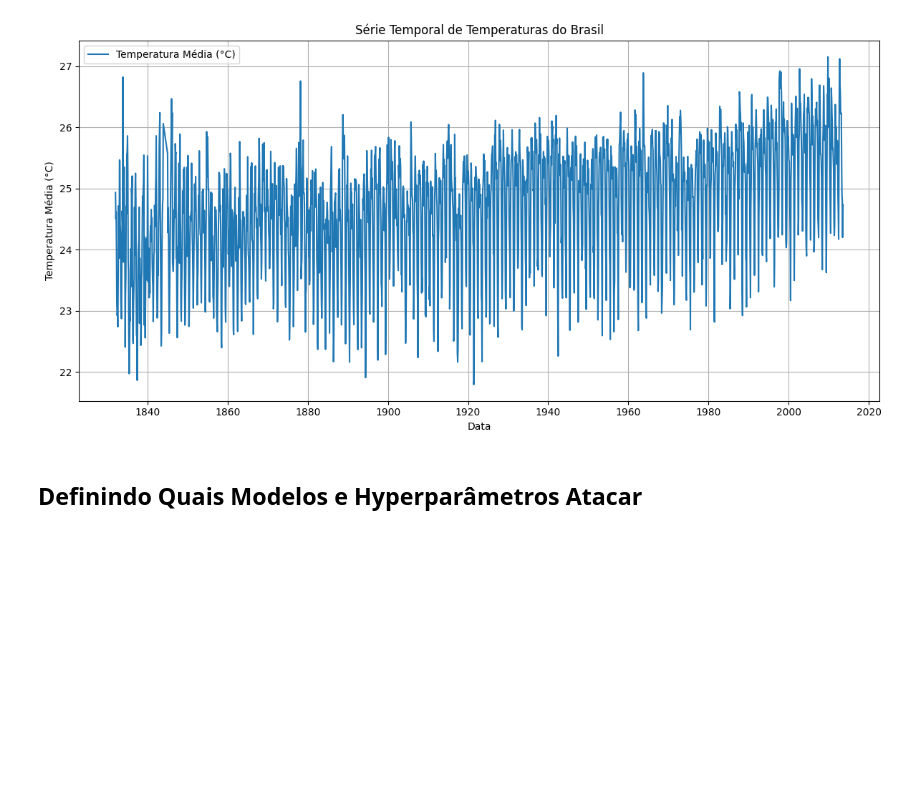
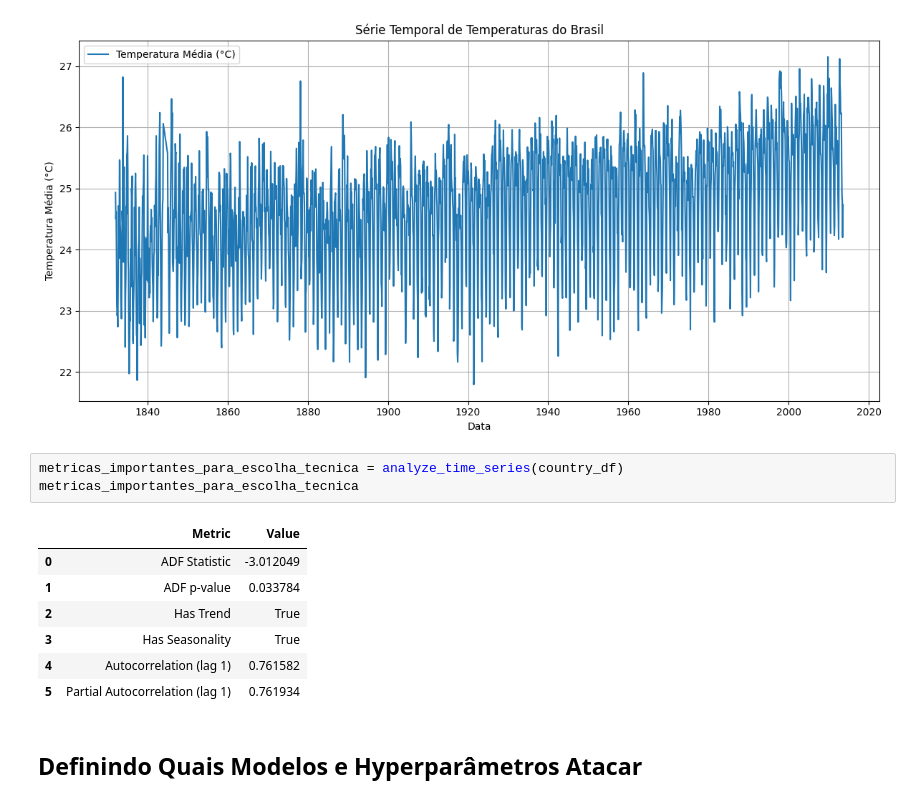
Before and after one commit to alexandrefortes/series-temporais, a Jupyter notebook: Atividade Final/atividade-final-versao-2.ipynb, the cells around one changed output. Saved outputs shown, nothing was run; the diff lists cells and outputs as text; blank space fills up the shorter version.

```diff
--- a/Atividade Final/atividade-final-versao-2.ipynb
+++ b/Atividade Final/atividade-final-versao-2.ipynb
@@ -505,6 +511,17 @@ plt.show()
 # %% [output]
 Carregando dataset: Country
 [figure]
+# %%
+metricas_importantes_para_escolha_tecnica = analyze_time_series(country_df)
+metricas_importantes_para_escolha_tecnica
+# %% [output]
+|  | Metric | Value |
+| 0 | ADF Statistic | -3.012049 |
+| 1 | ADF p-value | 0.033784 |
+| 2 | Has Trend | True |
+| 3 | Has Seasonality | True |
+| 4 | Autocorrelation (lag 1) | 0.761582 |
+| 5 | Partial Autocorrelation (lag 1) | 0.761934 |
 # %% [markdown]
 ## Definindo Quais Modelos e Hyperparâmetros Atacar
 # %%
```
Also changed, not shown: parts of 7 cells of this notebook.
